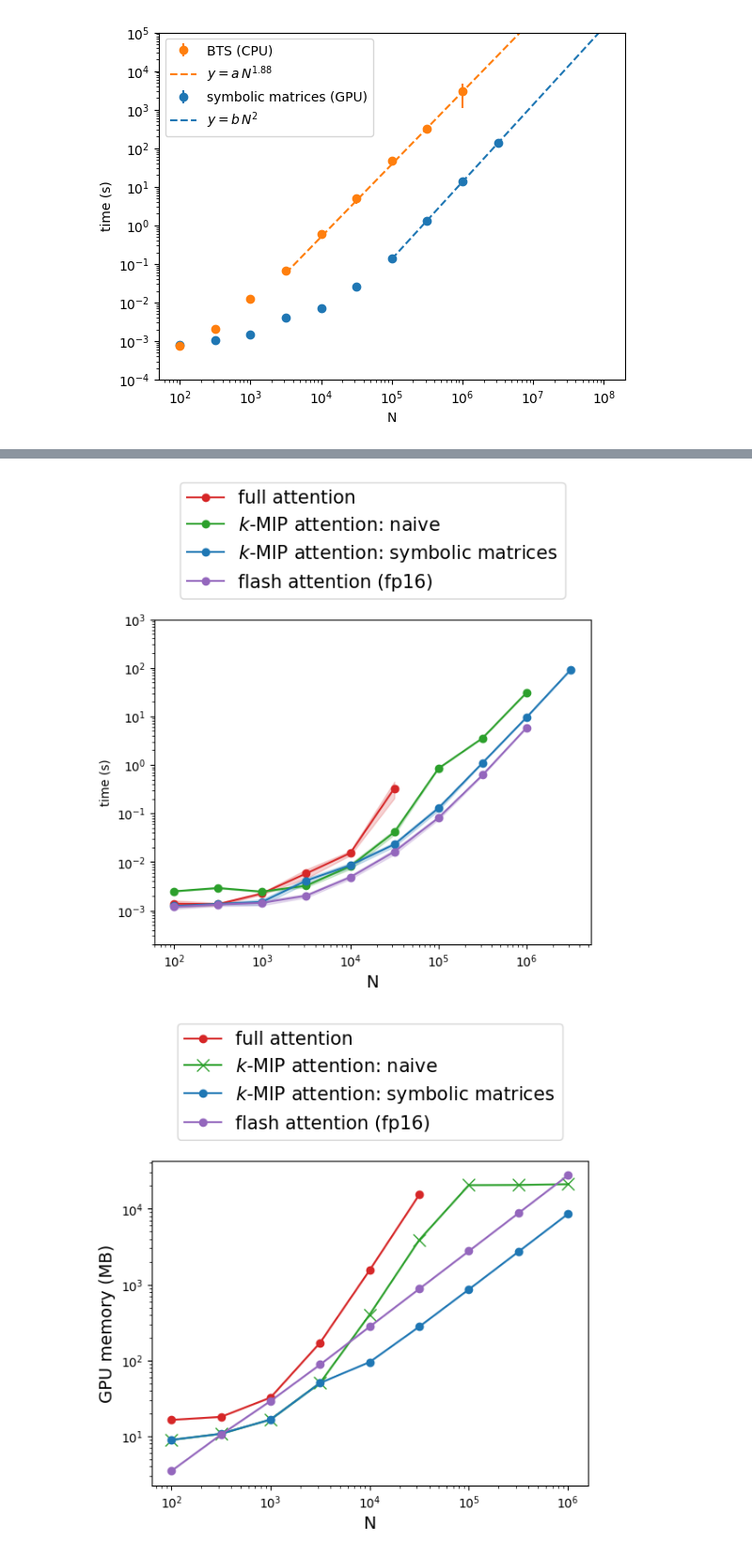
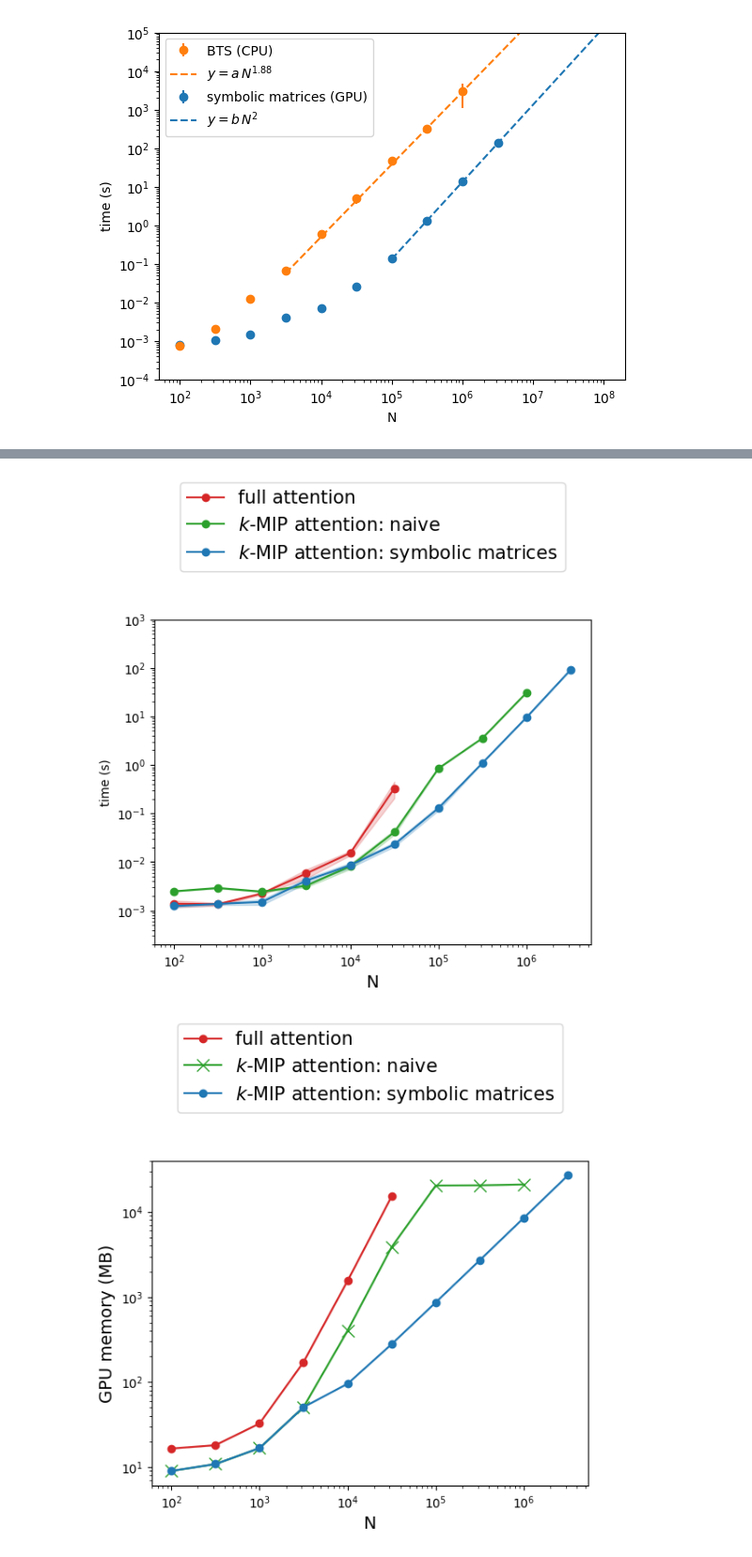
Before and after one commit to JonasDeSchouwer/EfficientSparseAttention, a Jupyter notebook: plotting.ipynb, the cells around one changed output, grey strips where cells are left out. Shown: that part at 94% size. Drawn from its saved outputs; the diff is of its cells as text; code cells hidden in the pictures.

```diff
--- a/plotting.ipynb
+++ b/plotting.ipynb
@@ -576,10 +445,10 @@ import numpy as np
 # k=10
 # kq_dim=50
 # val_dim=50
-# python profiling-experiment.py --method full --maxN 500000 --do_backward
-# python profiling-experiment.py --method naive --maxN 500000 --do_backward
-# python profiling-experiment.py --method sym --maxN 1000000 --do_backward
-# uv run profiling-experiment.py --method flash_attn --kq_dim 50 --val_dim 50 --do_backward --dtype fp16
+# python profiling-experiment.py --kq_dim 50 --val_dim 50 --do_backward --method full
+# python profiling-experiment.py --kq_dim 50 --val_dim 50 --do_backward --method naive
+# python profiling-experiment.py --kq_dim 50 --val_dim 50 --do_backward --method sym
+# uv run profiling-experiment.py --kq_dim 50 --val_dim 50 --do_backward --dtype fp16 --method flash_attn
 
 colors = {
     'full': 'C3',
@@ -590,6 +459,7 @@ colors = {
 legend_fontsize = 15
 axis_fontsize = 14
 ylim = [2e-4, 1e3]
+display_flash = False
 
 sqrt10 = math.sqrt(10)
 Ns = [1e2, sqrt10*1e2, 1e3, sqrt10*1e3, 1e4, sqrt10*1e4, 1e5, sqrt10*1e5, 1e6, sqrt10*1e6, 1e7]
@@ -660,8 +530,9 @@ flash_peak_stds = [np.float64(0.0), np.float64(0.0), np.float64(0.0), np.float64
 # plt.fill_between(Ns[:len(naive_forward_means)], np.array(naive_forward_means) - np.array(naive_forward_stds), np.array(naive_forward_means) + np.array(naive_forward_stds), alpha=0.2, color=colors['naive'])
 # plt.plot(Ns[:len(sym_forward_means)], sym_forward_means, label="$k$-MIP attention: symbolic matrices", marker='o', color=colors['sym'])
 # plt.fill_between(Ns[:len(sym_forward_means)], np.array(sym_forward_means) - np.array(sym_forward_stds), np.array(sym_forward_means) + np.array(sym_forward_stds), alpha=0.2, color=colors['sym'])
-# plt.plot(Ns[:len(flash_forward_means)], flash_forward_means, label="flash attention (fp16)", marker='o', color=colors['flash'])
-# plt.fill_between(Ns[:len(flash_forward_means)], np.array(flash_forward_means) - np.array(flash_forward_stds), np.array(flash_forward_means) + np.array(flash_forward_stds), alpha=0.2, color=colors['flash'])
+# if display_flash:
+#     plt.plot(Ns[:len(flash_forward_means)], flash_forward_means, label="flash attention (fp16)", marker='o', color=colors['flash'])
+#     plt.fill_between(Ns[:len(flash_forward_means)], np.array(flash_forward_means) - np.array(flash_forward_stds), np.array(flash_forward_means) + np.array(flash_forward_stds), alpha=0.2, color=colors['flash'])
 
 # # plt.title('forward pass')
 # plt.xscale('log')
@@ -689,8 +560,9 @@ flash_peak_stds = [np.float64(0.0), np.float64(0.0), np.float64(0.0), np.float64
 # plt.fill_between(Ns[:len(naive_backward_means)], np.array(naive_backward_means) - np.array(naive_backward_stds), np.array(naive_backward_means) + np.array(naive_backward_stds), alpha=0.2, color=colors['naive'])
 # plt.plot(Ns[:len(sym_backward_means)], sym_backward_means, label="$k$-MIP attention: symbolic matrices", marker='o', color=colors['sym'])
 # plt.fill_between(Ns[:len(sym_backward_means)], np.array(sym_backward_means) - np.array(sym_backward_stds), np.array(sym_backward_means) + np.array(sym_backward_stds), alpha=0.2, color=colors['sym'])
-# plt.plot(Ns[:len(flash_backward_means)], flash_backward_means, label="flash attention (fp16)", marker='o', color=colors['flash'])
-# plt.fill_between(Ns[:len(flash_backward_means)], np.array(flash_backward_means) - np.array(flash_backward_stds), np.array(flash_backward_means) + np.array(flash_backward_stds), alpha=0.2, color=colors['flash'])
+# if display_flash:
+#     plt.plot(Ns[:len(flash_backward_means)], flash_backward_means, label="flash attention (fp16)", marker='o', color=colors['flash'])
+#     plt.fill_between(Ns[:len(flash_backward_means)], np.array(flash_backward_means) - np.array(flash_backward_stds), np.array(flash_backward_means) + np.array(flash_backward_stds), alpha=0.2, color=colors['flash'])
 
 # # plt.title('backward pass')
 # plt.xscale('log')
@@ -718,8 +590,9 @@ plt.plot(Ns[:len(naive_total_means)], naive_total_means, label="$k$-MIP attentio
 plt.fill_between(Ns[:len(naive_total_means)], np.array(naive_total_means) - np.array(naive_total_stds), np.array(naive_total_means) + np.array(naive_total_stds), alpha=0.2, color=colors['naive'])
 plt.plot(Ns[:len(sym_total_means)], sym_total_means, label="$k$-MIP attention: symbolic matrices", marker='o', color=colors['sym'])
 plt.fill_between(Ns[:len(sym_total_means)], np.array(sym_total_means) - np.array(sym_total_stds), np.array(sym_total_means) + np.array(sym_total_stds), alpha=0.2, color=colors['sym'])
-plt.plot(Ns[:len(flash_total_means)], flash_total_means, label="flash attention (fp16)", marker='o', color=colors['flash'])
-plt.fill_between(Ns[:len(flash_total_means)], np.array(flash_total_means) - np.array(flash_total_stds), np.array(flash_total_means) + np.array(flash_total_stds), alpha=0.2, color=colors['flash'])
+if display_flash:
+    plt.plot(Ns[:len(flash_total_means)], flash_total_means, label="flash attention (fp16)", marker='o', color=colors['flash'])
+    plt.fill_between(Ns[:len(flash_total_means)], np.array(flash_total_means) - np.array(flash_total_stds), np.array(flash_total_means) + np.array(flash_total_stds), alpha=0.2, color=colors['flash'])
 
 # plt.title('total')
 plt.xscale('log')
@@ -735,35 +608,36 @@ plt.show()
 
 
 
 
 # plot: all peak means +- stds
 
 fig = plt.figure()
 
 # plt.errorbar(Ns[:len(full_peak_means)], full_peak_means, yerr=full_peak_stds, label="full attention", fmt='o')
 # plt.errorbar(Ns[:len(naive_peak_means)], naive_peak_means, yerr=naive_peak_stds, label="$k$-MIP attention: naive", fmt='o')
 # plt.errorbar(Ns[:len(sym_peak_means)], sym_peak_means, yerr=sym_peak_stds, label="$k$-MIP attention: symbolic matrices", fmt='o')
 
 plt.plot(Ns[:len(full_peak_means)], full_peak_means, label="full attention", marker='o', color=colors['full'])
 plt.fill_between(Ns[:len(full_peak_means)], np.array(full_peak_means) - np.array(full_peak_stds), np.array(full_peak_means) + np.array(full_peak_stds), alpha=0.2, color=colors['full'])
 plt.plot(Ns[:len(naive_peak_means)], naive_peak_means, label="$k$-MIP attention: naive", marker='x', color=colors['naive'], markersize=10)
 plt.fill_between(Ns[:len(naive_peak_means)], np.array(naive_peak_means) - np.array(naive_peak_stds), np.array(naive_peak_means) + np.array(naive_peak_stds), alpha=0.2, color=colors['naive'])
 plt.plot(Ns[:len(sym_peak_means)], sym_peak_means, label="$k$-MIP attention: symbolic matrices", marker='o', color=colors['sym'])
 plt.fill_between(Ns[:len(sym_peak_means)], np.array(sym_peak_means) - np.array(sym_peak_stds), np.array(sym_peak_means) + np.array(sym_peak_stds), alpha=0.2, color=colors['sym'])
-plt.plot(Ns[:len(flash_peak_means)], flash_peak_means, label="flash attention (fp16)", marker='o', color=colors['flash'])
-plt.fill_between(Ns[:len(flash_peak_means)], np.array(flash_peak_means) - np.array(flash_peak_stds), np.array(flash_peak_means) + np.array(flash_peak_stds), alpha=0.2, color=colors['flash'])
+if display_flash:
+    plt.plot(Ns[:len(flash_peak_means)], flash_peak_means, label="flash attention (fp16)", marker='o', color=colors['flash'])
+    plt.fill_between(Ns[:len(flash_peak_means)], np.array(flash_peak_means) - np.array(flash_peak_stds), np.array(flash_peak_means) + np.array(flash_peak_stds), alpha=0.2, color=colors['flash'])
 
 # plt.title('peak')
 plt.xscale('log')
 plt.yscale('log')
 plt.xlabel('N', fontsize=axis_fontsize)
 plt.ylabel('GPU memory (MB)', fontsize=axis_fontsize)
 plt.legend(loc='upper center', fontsize=legend_fontsize, bbox_to_anchor=(0.5, 1.45), ncol=1)
 
 plt.savefig('/home/jonas/ICML-thesis-submission/figures/Efficiency-training-peak.png', bbox_inches='tight')
 
 plt.show()
 # %% [output]
-[figure, old version]
+[figure, new version]
-[figure, old version]
+[figure, new version]
 # %%
```
Also changed, not shown: parts of 2 cells of this notebook, 1 other file.
